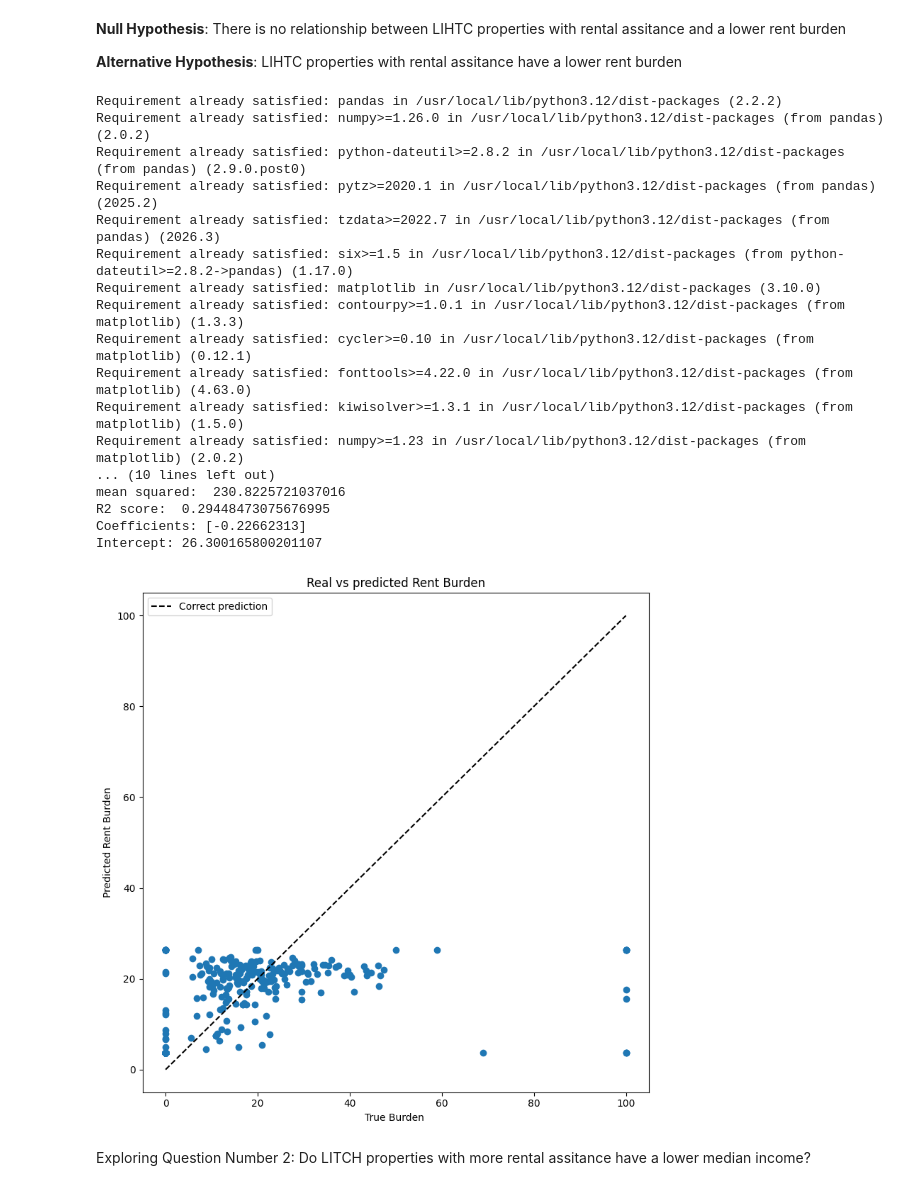
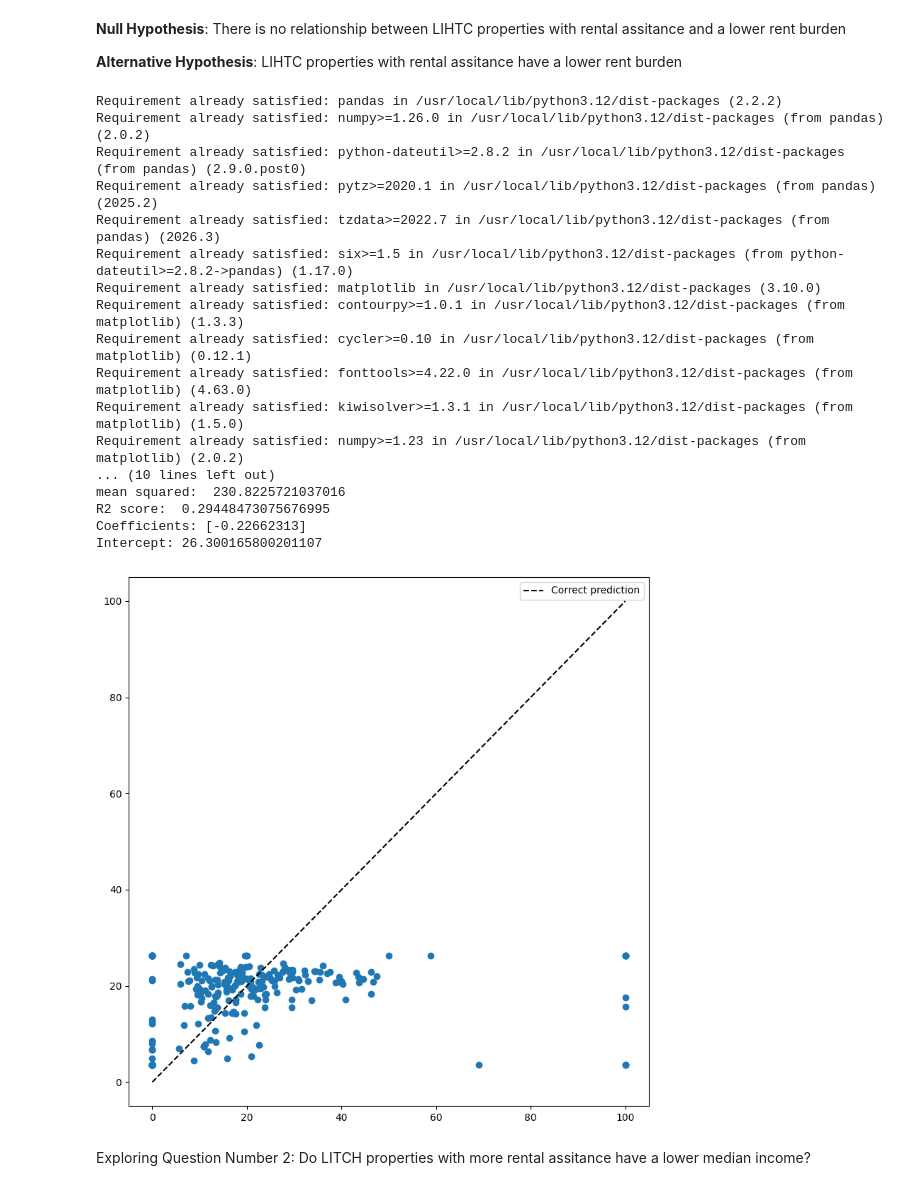
Before and after one commit to bitriagaleonela40-cmd/housing-research, a Jupyter notebook: Housing.ipynb, the cells around one changed output. Drawn from its saved outputs; the diff is of its cells as text; code cells hidden in the pictures.

```diff
--- a/Housing.ipynb
+++ b/Housing.ipynb
@@ -460,44 +460,39 @@ plt.plot([0, 100], [0, 100], '--k', label="Correct prediction")
 
 plt.axis('tight')
 
-
-plt.xlabel('True Burden ')
-plt.ylabel('Predicted Rent Burden')
-plt.title("Real vs predicted Rent Burden")
-
 plt.legend()
 plt.tight_layout()
 
 #Evaluate model
 print('mean squared: ', mean_squared_error(y_test, pred))
 
 print('R2 score: ', r2_score(y_test, pred))
 
 #Interpret Model >
 coefficients = lr_model.coef_
 intercept = lr_model.intercept_
 
 print("Coefficients:", coefficients)
 print("Intercept:", intercept)
 # %% [output]
 Requirement already satisfied: pandas in /usr/local/lib/python3.12/dist-packages (2.2.2)
 Requirement already satisfied: numpy>=1.26.0 in /usr/local/lib/python3.12/dist-packages (from pandas) (2.0.2)
 Requirement already satisfied: python-dateutil>=2.8.2 in /usr/local/lib/python3.12/dist-packages (from pandas) (2.9.0.post0)
 Requirement already satisfied: pytz>=2020.1 in /usr/local/lib/python3.12/dist-packages (from pandas) (2025.2)
 Requirement already satisfied: tzdata>=2022.7 in /usr/local/lib/python3.12/dist-packages (from pandas) (2026.3)
 Requirement already satisfied: six>=1.5 in /usr/local/lib/python3.12/dist-packages (from python-dateutil>=2.8.2->pandas) (1.17.0)
 Requirement already satisfied: matplotlib in /usr/local/lib/python3.12/dist-packages (3.10.0)
 Requirement already satisfied: contourpy>=1.0.1 in /usr/local/lib/python3.12/dist-packages (from matplotlib) (1.3.3)
 Requirement already satisfied: cycler>=0.10 in /usr/local/lib/python3.12/dist-packages (from matplotlib) (0.12.1)
 Requirement already satisfied: fonttools>=4.22.0 in /usr/local/lib/python3.12/dist-packages (from matplotlib) (4.63.0)
 Requirement already satisfied: kiwisolver>=1.3.1 in /usr/local/lib/python3.12/dist-packages (from matplotlib) (1.5.0)
 Requirement already satisfied: numpy>=1.23 in /usr/local/lib/python3.12/dist-packages (from matplotlib) (2.0.2)
 ... (10 lines left out)
 mean squared:  230.8225721037016
 R2 score:  0.29448473075676995
 Coefficients: [-0.22662313]
 Intercept: 26.300165800201107
-[figure, old version]
+[figure, new version]
 # %% [markdown]
 Exploring Question Number 2: Do LITCH properties with more rental assitance have a lower median income?
 # %%
```
Also changed, not shown: parts of 3 cells of this notebook.
